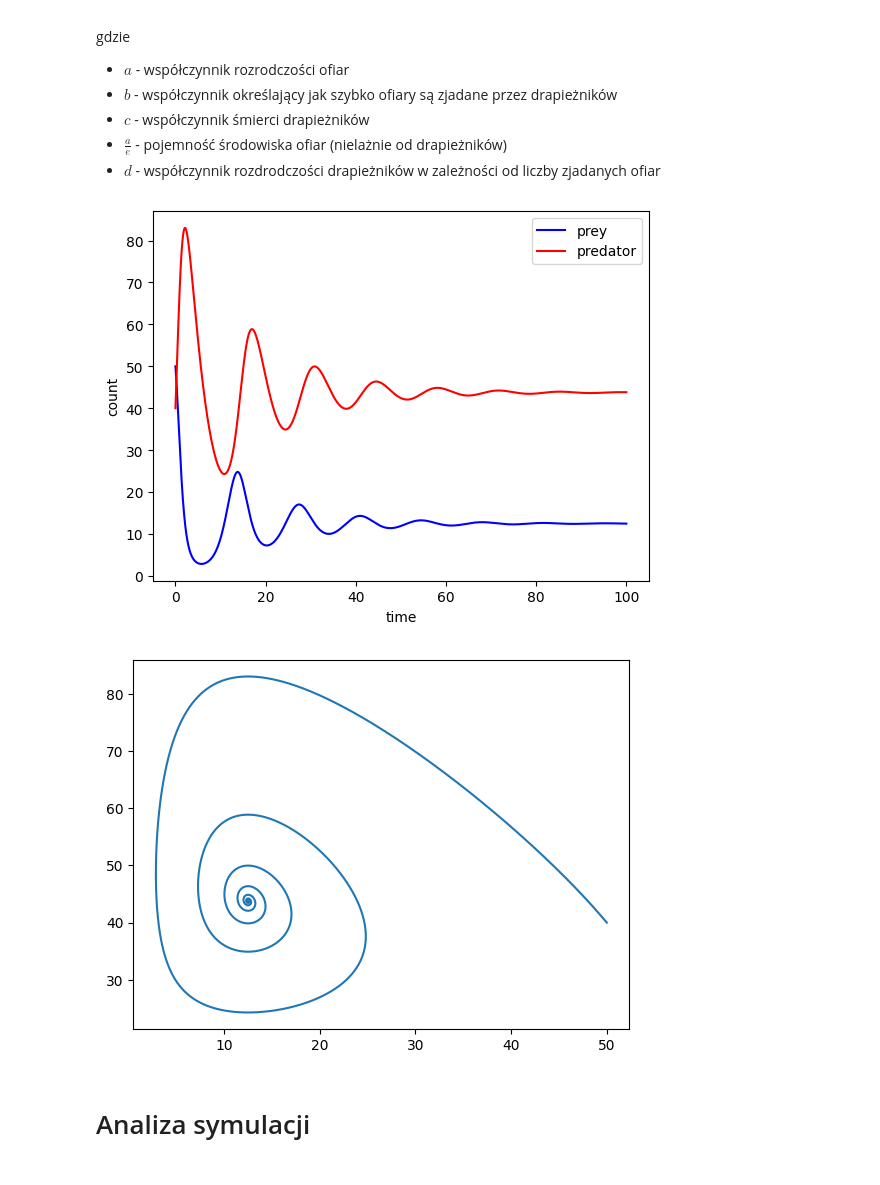
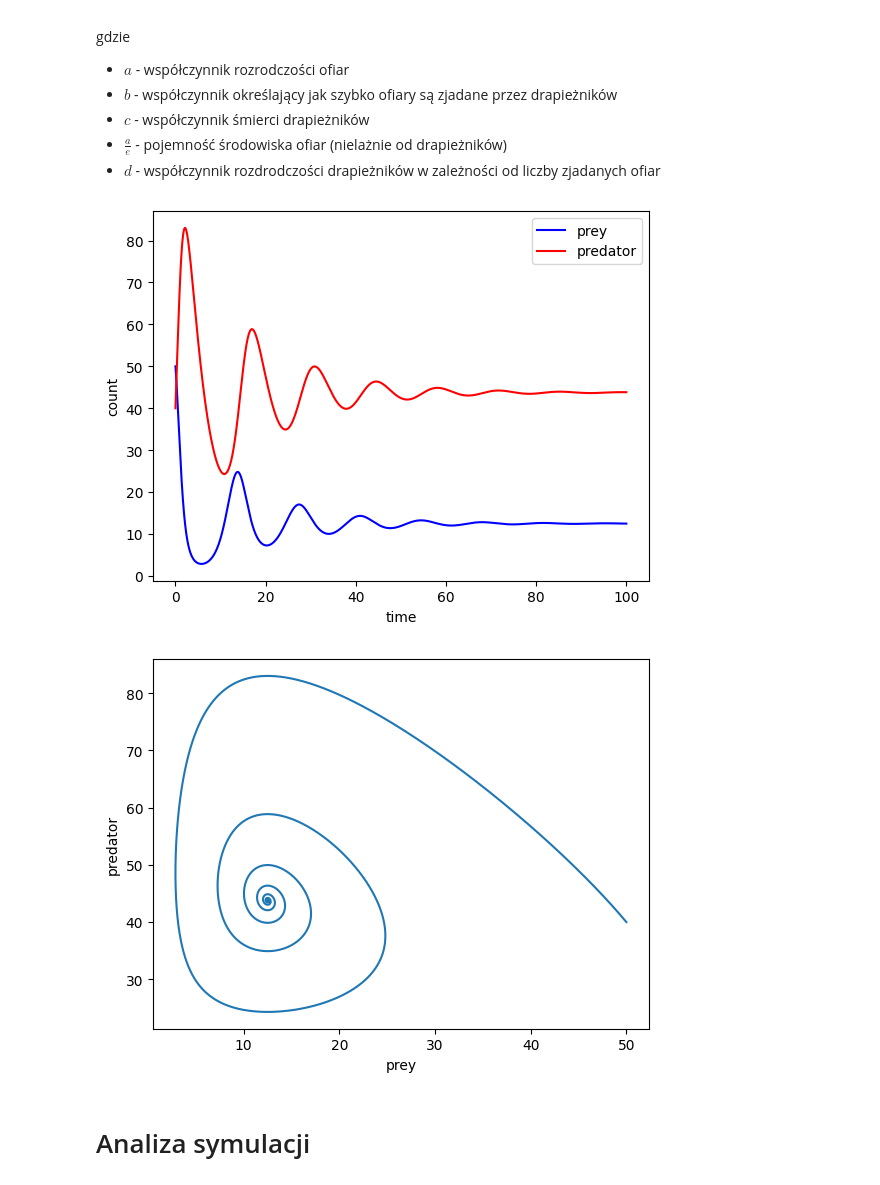
Before and after one commit to definitelynotbercik/Lotka-Volterra, a Jupyter notebook: main.ipynb, the cells around one changed output. Saved outputs shown, nothing was run; the diff lists cells and outputs as text; code cells hidden in the pictures.

```diff
--- a/main.ipynb
+++ b/main.ipynb
@@ -397,34 +397,36 @@ def calculate_lotka_volterra_with_runge_kutta(initial_cons, t_end, a, b, d, c, e
     y = np.zeros((len(t), len(initial_cons)))
     y[0] = initial_cons
 
     for i in range(1, len(t)):
         y[i] = runge_kutta(t[i-1], y[i-1], h, a, b, d, c, e)
 
     return t, y
 
 x_0 = 50
 y_0 = 40
 a = 1
 b = 0.02
 d = 0.02
 c = 0.25
 e = 0.01
 h = 0.01
 
 t, y = calculate_lotka_volterra_with_runge_kutta(np.array([x_0, y_0]), 100, a, b, d, c, e, h)
 
 plt.plot(t, y[:, 0], color="b", label="prey")
 plt.plot(t, y[:, 1], color="r", label="predator")
 plt.xlabel("time")
 plt.ylabel("count")
 plt.legend()
 plt.show()
 
 plt.plot(y[:, 0], y[:, 1])
+plt.xlabel("prey")
+plt.ylabel("predator")
 plt.show()
 # %% [output]
 [figure]
-[figure, old version]
+[figure, new version]
 # %% [markdown]
 # Analiza symulacji <a id="5"></a>
 # %% [markdown]
```
